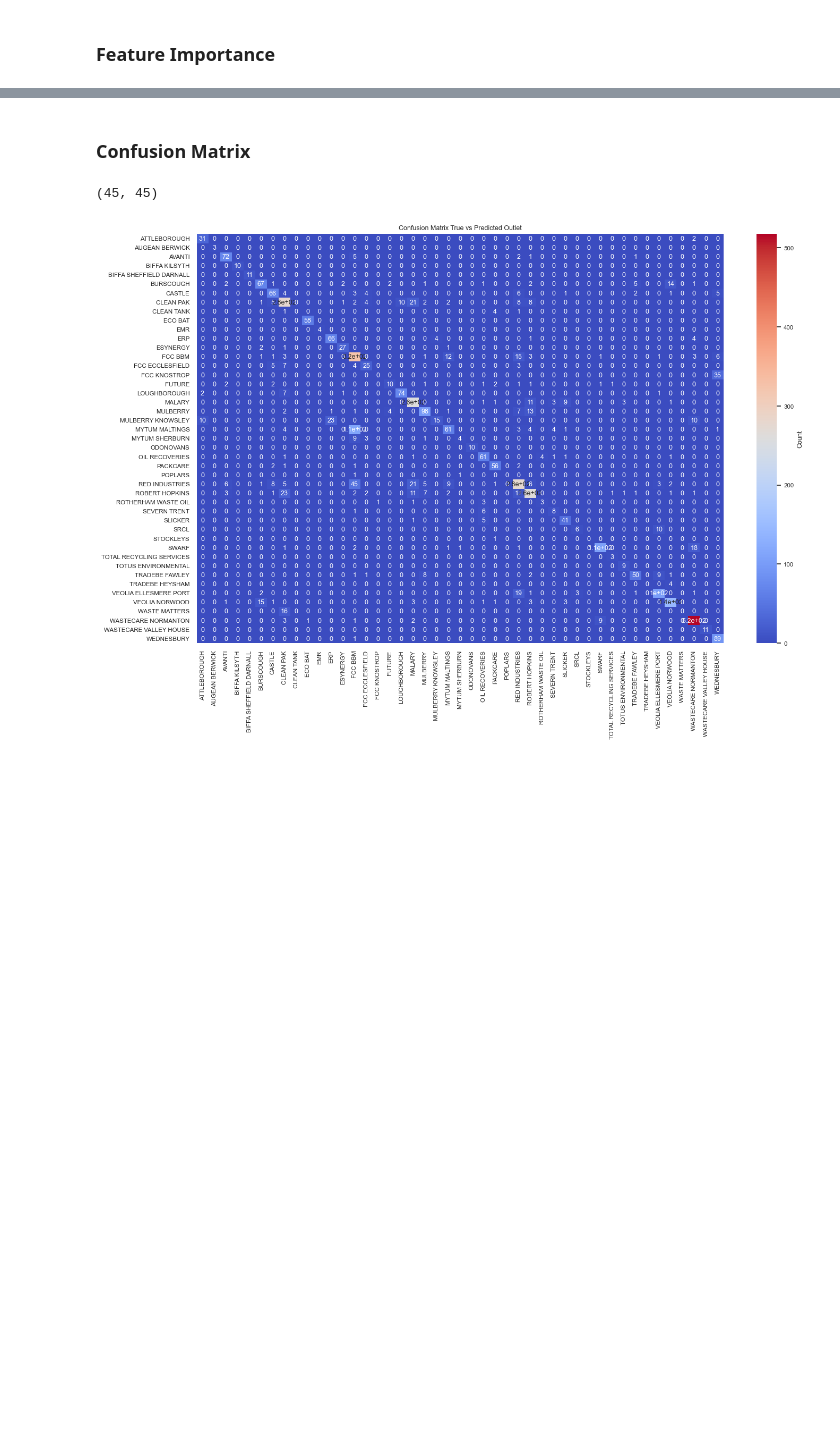
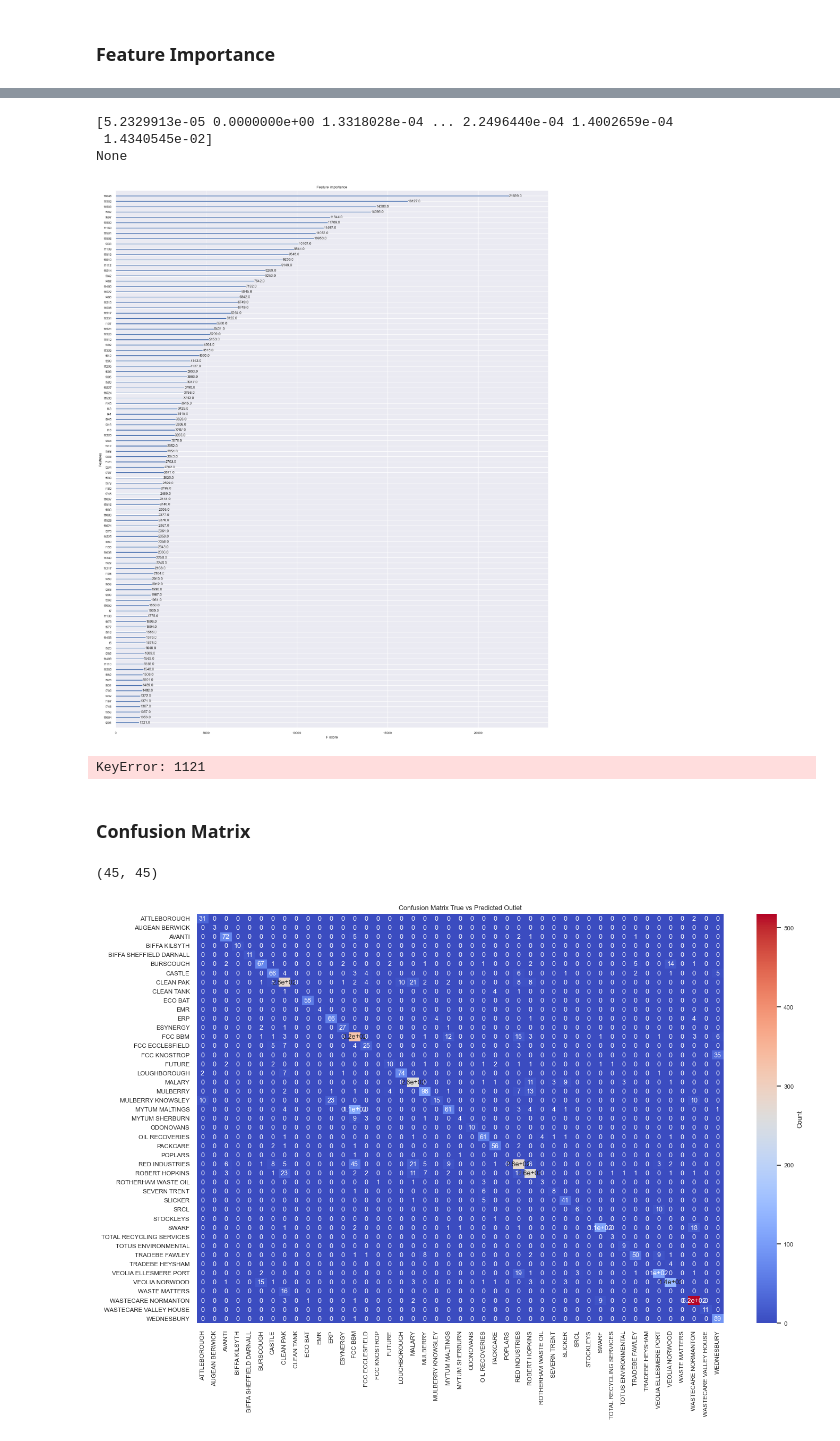
Before and after one commit to gertLush/DisposalPrediction, a Jupyter notebook: Disposal_Prediction1.ipynb, the cells around one changed output, grey strips where cells are left out. Cells and saved outputs as stored; diff of their text form; code cells hidden in the pictures; blank space fills up the shorter version.

```diff
--- a/Disposal_Prediction1.ipynb
+++ b/Disposal_Prediction1.ipynb
@@ -1755,0 +1766,4 @@ plt.show()
+# %%
+
+xgb_fit = XGBClassifier(**xgb_params)
+xgb_fit.fit(xt, y_train)
@@ -1756,3 +1783,23 @@ plt.show()
+# %%
+print(xgb_fit.feature_importances_)
+
+xgb.plot_importance(xgb_fit, max_num_features=100, show_values=True)
+# Get the booster object
+booster = xgb_fit.get_booster()
+
+# Get feature names
+feature_names = booster.feature_names
+print(feature_names)
+# %% [output]
+[5.2329913e-05 0.0000000e+00 1.3318028e-04 ... 2.2496440e-04 1.4002659e-04
+ 1.4340545e-02]
+None
+[figure, added]
+# %%
+
+important_words = [feature_names[i] for i in np.argsort(xgb_fit.feature_importances_)[::-1][:5]]
+# %% [output]
+KeyError: 1121
 # %% [markdown]
 ### Confusion Matrix
 # %%
```
Also changed, not shown: parts of 24 cells of this notebook.
